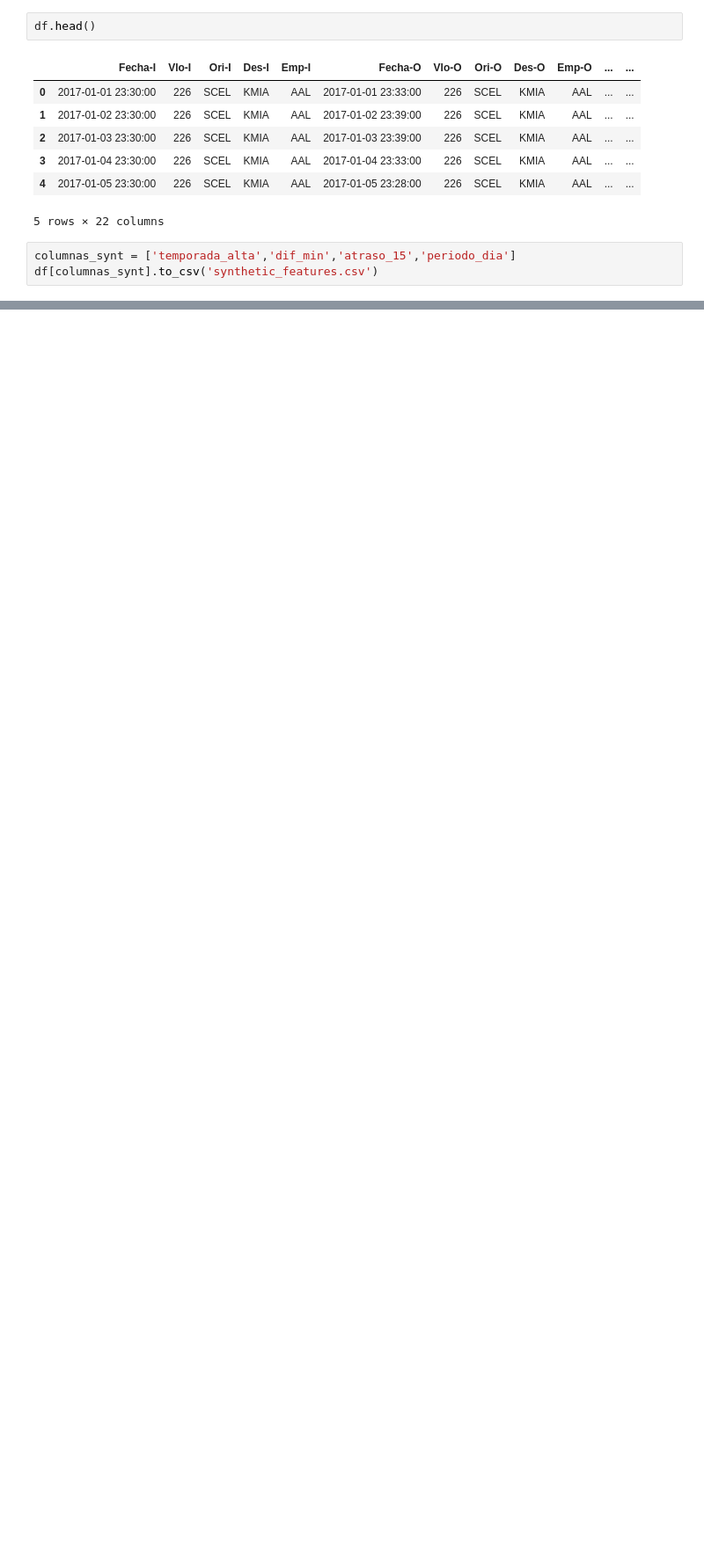
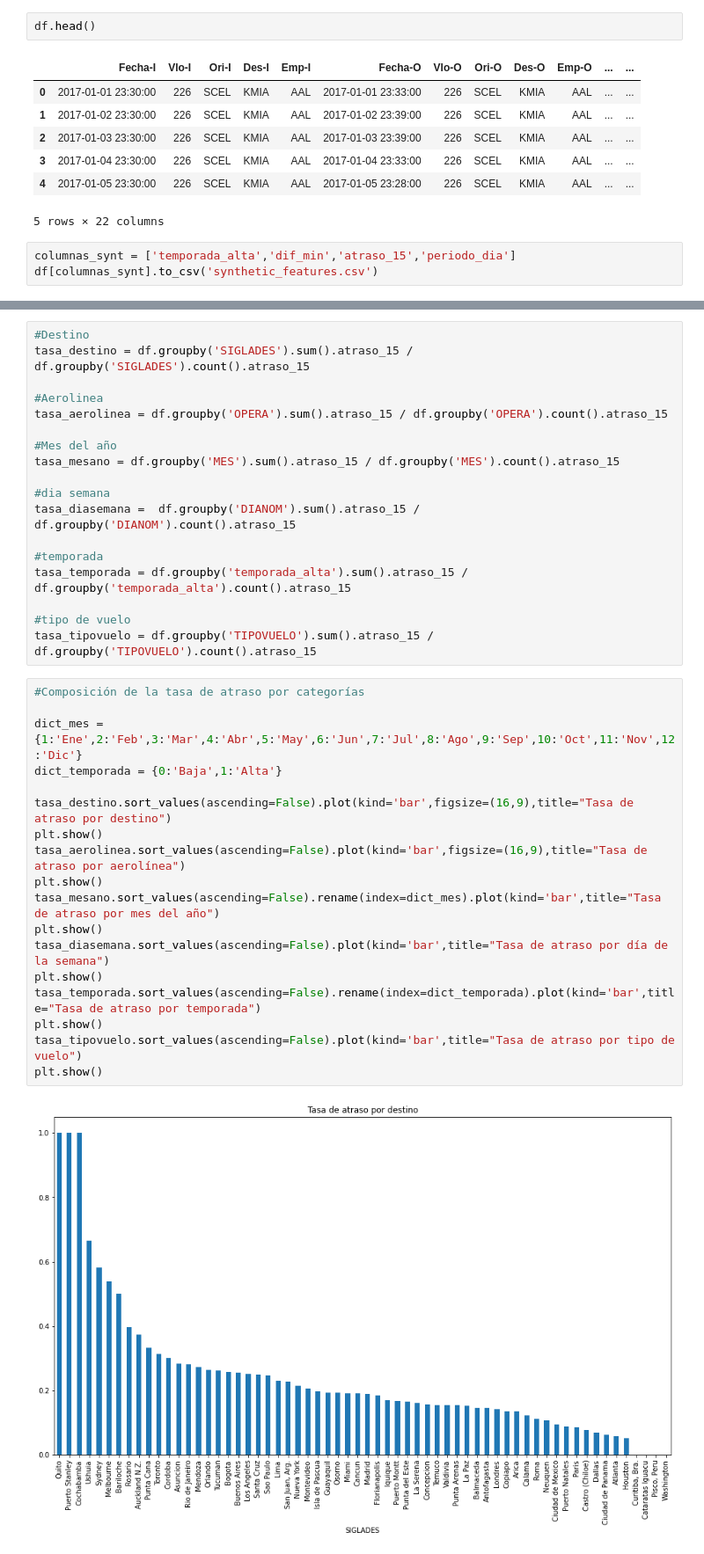
Before and after one commit to dpandelarab/challenge_latam, a Jupyter notebook: solution.ipynb, the cells around one changed output, grey strips where cells are left out. Shown at 88% size. Drawn from its saved outputs; the diff is of its cells as text; blank space fills up the shorter version.

```diff
--- a/solution.ipynb
+++ b/solution.ipynb
@@ -220,0 +223,38 @@ df[columnas_synt].to_csv('synthetic_features.csv')
+# %%
+#Destino
+tasa_destino = df.groupby('SIGLADES').sum().atraso_15 / df.groupby('SIGLADES').count().atraso_15
+
+#Aerolinea
+tasa_aerolinea = df.groupby('OPERA').sum().atraso_15 / df.groupby('OPERA').count().atraso_15
+
+#Mes del año
+tasa_mesano = df.groupby('MES').sum().atraso_15 / df.groupby('MES').count().atraso_15
+
+#dia semana
+tasa_diasemana =  df.groupby('DIANOM').sum().atraso_15 / df.groupby('DIANOM').count().atraso_15
+
+#temporada
+tasa_temporada = df.groupby('temporada_alta').sum().atraso_15 / df.groupby('temporada_alta').count().atraso_15
+
+#tipo de vuelo
+tasa_tipovuelo = df.groupby('TIPOVUELO').sum().atraso_15 / df.groupby('TIPOVUELO').count().atraso_15
+# %%
+#Composición de la tasa de atraso por categorías
+
+dict_mes = {1:'Ene',2:'Feb',3:'Mar',4:'Abr',5:'May',6:'Jun',7:'Jul',8:'Ago',9:'Sep',10:'Oct',11:'Nov',12:'Dic'}
+dict_temporada = {0:'Baja',1:'Alta'}
+
+tasa_destino.sort_values(ascending=False).plot(kind='bar',figsize=(16,9),title="Tasa de atraso por destino")
+plt.show()
+tasa_aerolinea.sort_values(ascending=False).plot(kind='bar',figsize=(16,9),title="Tasa de atraso por aerolínea")
+plt.show()
+tasa_mesano.sort_values(ascending=False).rename(index=dict_mes).plot(kind='bar',title="Tasa de atraso por mes del año")
+plt.show()
+tasa_diasemana.sort_values(ascending=False).plot(kind='bar',title="Tasa de atraso por día de la semana")
+plt.show()
+tasa_temporada.sort_values(ascending=False).rename(index=dict_temporada).plot(kind='bar',title="Tasa de atraso por temporada")
+plt.show()
+tasa_tipovuelo.sort_values(ascending=False).plot(kind='bar',title="Tasa de atraso por tipo de vuelo")
+plt.show()
+# %% [output]
+[figure, added]
```
Also changed, not shown: parts of 4 cells of this notebook.
